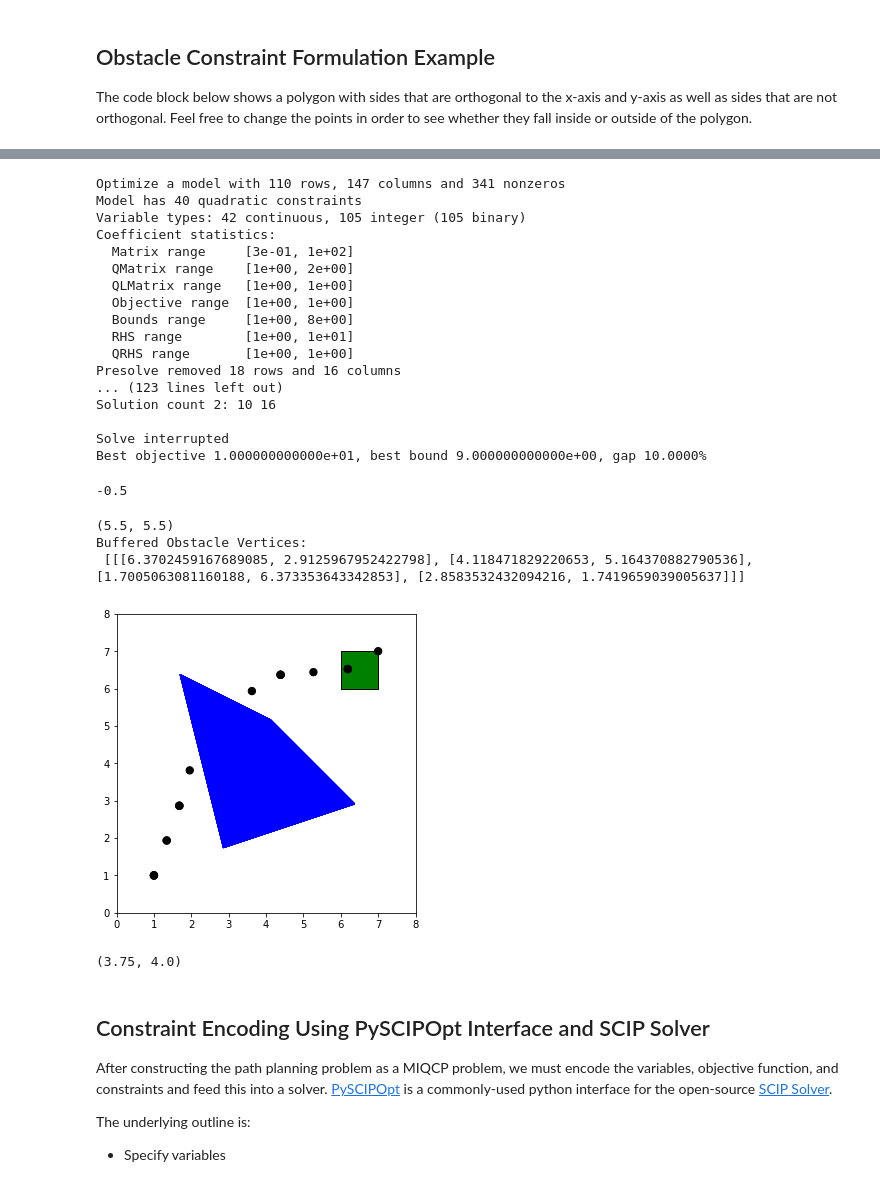
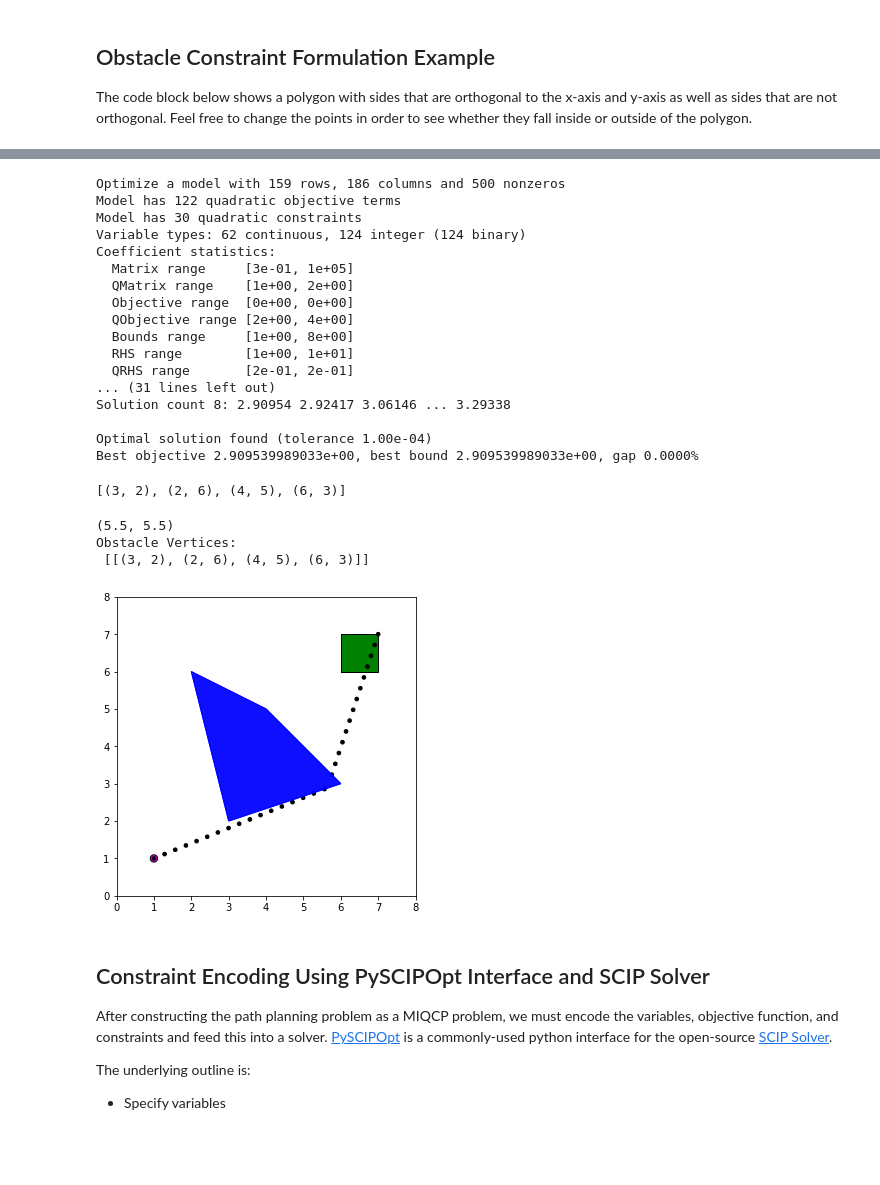
Before and after one commit to mschoder/autonomous-motion-planning, a Jupyter notebook: Team 4 - Motion Planning - V1.ipynb, the cells around one changed output, grey strips where cells are left out. Drawn from its saved outputs; the diff is of its cells as text; code cells hidden in the pictures; blank space fills up the shorter version.

Commit message:
working gurobi code

```diff
--- a/Team 4 - Motion Planning - V1.ipynb
+++ b/Team 4 - Motion Planning - V1.ipynb
@@ -347,39 +328,40 @@ set_obs_constraints(obs_list)
 # %%
-# testing using SCIP via PyScipOpt
+# testing using SCIP/Gurobi via PyScipOpt/gurobipy
 start_point = (1,1)
 goal_state = (7,7)
-T = 20
-timestep = 1
+T = 30
+timestep = .5
+N = T/timestep
 V_max = 1
-M = 100
+M = 100000
 model = Model()
 bounds = (0, 0, 8, 8)
 time = list(range(0,T+1))
-obstacle_list = [[(3,2), (2,6), (4,5), (6,3)]]
+obs_list = [[(3,2), (2,6), (4,5), (6,3)]]
+# obs_list = buff_obs
 
 # Set x,y decision vars
 x,y,tz,z = {},{},{},{}
 for t in time:
     x[t] = model.addVar(lb=bounds[0], ub=bounds[2], name="x(%s)"%(t))
     y[t] = model.addVar(lb=bounds[1], ub=bounds[3], name="y(%s)"%(t))
-#     d[t] = model.addVar(lb=0, ub=timestep*V_max, name="d(%s)"%(t))
-    tz[t] = model.addVar(name="tz(%s)"%(t), vtype="BINARY")
+#     tz[t] = model.addVar(name="tz(%s)"%(t), vtype="BINARY")
 
 # Set objective function
-# model.setObjective(quicksum((x[t] - x[t-1])**2 + (y[t] - y[t-1])**2 for t in range(1,T+1)), "minimize")
-model.setObjective(quicksum(tz[t] for t in range(1,T+1)))
+model.setObjective(quicksum((x[t] - x[t-1])*(x[t] - x[t-1]) + (y[t] - y[t-1])*(y[t] - y[t-1]) for t in range(1,T+1)))
+# model.setObjective(quicksum(tz[t] for t in range(1,T+1)))
 
 # Set initial conditions
 model.addConstr(x[0] == start_point[0])
 model.addConstr(y[0] == start_point[1])
-# model.addConstr(d[0] == 0)
-model.addConstr(tz[0] == 0)
+# model.addConstr(tz[0] == 0)
 
 # Set velocity constraint for each time period
 for t in range(1,T+1):
     model.addQConstr((x[t] - x[t-1])*(x[t] - x[t-1]) + (y[t] - y[t-1])*(y[t] - y[t-1]) <= V_max*V_max * timestep*timestep)
-#     model.addConstr(d[t] == (x[t] - x[t-1])*(x[t] - x[t-1]) + (y[t] - y[t-1])*(y[t] - y[t-1]))
-    model.addQConstr(((x[t] - x[t-1])*(x[t] - x[t-1]) + (y[t] - y[t-1])*(y[t] - y[t-1]))*(1/(timestep*V_max)) - tz[t] <= 0)
+
+    # Slack variable constraints to indicate whether a vehicle moved in period t
+#     model.addQConstr(((x[t] - x[t-1])*(x[t] - x[t-1]) + (y[t] - y[t-1])*(y[t] - y[t-1]))*(1/(timestep*V_max)) - tz[t] <= 0)
 #     model.addQConstr(((x[t] - x[t-1])*(x[t] - x[t-1]) + (y[t] - y[t-1])*(y[t] - y[t-1]))*(1/(timestep*V_max)) - tz[t] >= -1)
 
 
@@ -404,7 +386,7 @@ for idx_obs, obs in enumerate(obs_list):
             m = delta_y / delta_x
             b = vertex1[1] - m * vertex1[0]
             if vertex_avg[1] < m * vertex_avg[0] + b:  # then flip constraint
-                model.addConstrs(y[t] >= m * x[t] + b - M*z[(idx_obs, idx_v, t)] for t in range(0,T+1))
+                model.addConstrs(-y[t] <= -m * x[t] - b + M*z[(idx_obs, idx_v, t)] for t in range(0,T+1))
 #                 print(vertex1, vertex2)
 #                 print(delta_x, delta_y)
 #                 print('y[t] >= %f * x[t] + %f - M* z'%(m, b))
@@ -424,58 +406,55 @@ for idx_obs, obs in enumerate(obs_list):
 model.update()
 model.optimize()
 # %% [output]
-Optimize a model with 110 rows, 147 columns and 341 nonzeros
-Model has 40 quadratic constraints
-Variable types: 42 continuous, 105 integer (105 binary)
+Optimize a model with 159 rows, 186 columns and 500 nonzeros
+Model has 122 quadratic objective terms
+Model has 30 quadratic constraints
+Variable types: 62 continuous, 124 integer (124 binary)
 Coefficient statistics:
-  Matrix range     [3e-01, 1e+02]
+  Matrix range     [3e-01, 1e+05]
   QMatrix range    [1e+00, 2e+00]
-  QLMatrix range   [1e+00, 1e+00]
-  Objective range  [1e+00, 1e+00]
+  Objective range  [0e+00, 0e+00]
+  QObjective range [2e+00, 4e+00]
   Bounds range     [1e+00, 8e+00]
   RHS range        [1e+00, 1e+01]
-  QRHS range       [1e+00, 1e+00]
-Presolve removed 18 rows and 16 columns
-... (123 lines left out)
-Solution count 2: 10 16
+  QRHS range       [2e-01, 2e-01]
+... (31 lines left out)
+Solution count 8: 2.90954 2.92417 3.06146 ... 3.29338
 
-Solve interrupted
-Best objective 1.000000000000e+01, best bound 9.000000000000e+00, gap 10.0000%
+Optimal solution found (tolerance 1.00e-04)
+Best objective 2.909539989033e+00, best bound 2.909539989033e+00, gap 0.0000%
-# %%
--1/2
-# %% [output]
--0.5
 # %%
 path_list = []
 for t in time:
 #     x_val.append(x[t].x)
 #     y_val.append(y[t].x)
     path_list.append((x[t].x, y[t].x))
+# %%
+obs_list[0]
+# %% [output]
+[(3, 2), (2, 6), (4, 5), (6, 3)]
 # %%
 # Redefine obstacles with radius of droid; treat droid as a point robot
-buff_obs = grow_obstacles(obstacles)
-ax = plot_env([Polygon(buff_obs[0])], start, goal, bounds)
+ax = plot_env([Polygon(obs_list[0])], start, goal, bounds)
 
 for pt in path_list:
-    t_pt = Point(pt).buffer(0.1, resolution=3)
+    t_pt = Point(pt).buffer(0.05, resolution=3)
     plot_poly(ax, t_pt, 'black')
 
 
 # start_point = Point(start).buffer(0.4, resolution=3)
 # goal_region = Polygon(goal)
 # plot_poly(ax, start_point,'magenta')
 # plot_poly(ax, goal_region,'green')
 
-print('Buffered Obstacle Vertices: \n', buff_obs)
+print('Obstacle Vertices: \n', obstacle_list)
 # %% [output]
 (5.5, 5.5)
-Buffered Obstacle Vertices:
- [[[6.3702459167689085, 2.9125967952422798], [4.118471829220653, 5.164370882790536], [1.7005063081160188, 6.373353643342853], [2.8583532432094216, 1.7419659039005637]]]
+Obstacle Vertices:
+ [[(3, 2), (2, 6), (4, 5), (6, 3)]]
-[figure, old version]
+[figure, new version]
 # %%
 find_vertex_avg(obs_list[0])
-# %% [output]
-(3.75, 4.0)
 # %%
 set_obs_constraints(obs_list)
 # %% [markdown]
```
Also changed, not shown: parts of 5 cells of this notebook, 3 other files.
